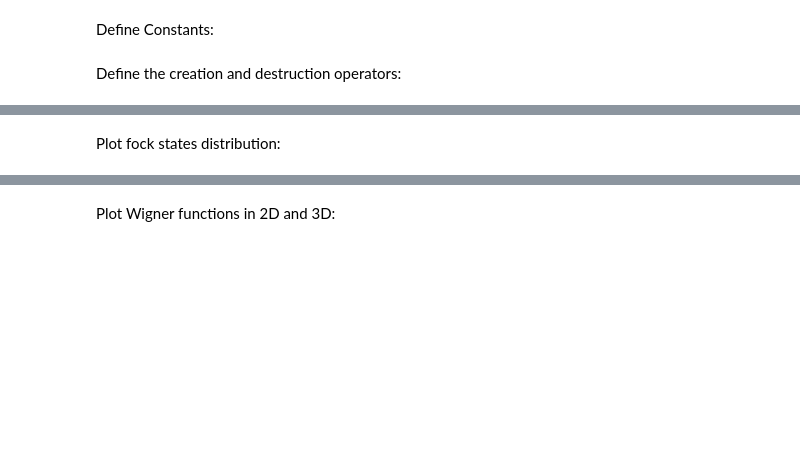
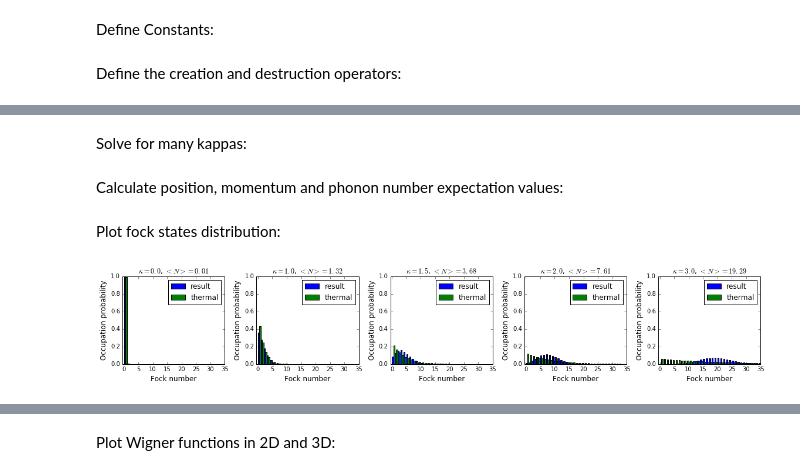
Before and after one commit to nadav-steiner/vdp-oscillator, a Jupyter notebook: VdP Oscillator Lindblad Solution.ipynb, the cells around one changed output, grey strips where cells are left out. Cells and saved outputs as stored; diff of their text form; code cells hidden in the pictures; blank space fills up the shorter version.

```diff
--- a/VdP Oscillator Lindblad Solution.ipynb
+++ b/VdP Oscillator Lindblad Solution.ipynb
@@ -69,0 +80,2 @@ for kap in kappa:
+# %% [markdown]
+Solve for many kappas:
@@ -70,2 +86,46 @@ for kap in kappa:
+# %% [markdown]
+Calculate position, momentum and phonon number expectation values:
+# %%
+x = a + adag
+p = -1j * (a - adag)
+
+xres_arr = [0 for i in range(len(kappa))]
+pres_arr = [0 for i in range(len(kappa))]
+Nres_arr = [0 for i in range(len(kappa))]
+
+for i,rho in enumerate(rho_arr):
+    # calculate expectation values
+    xres_arr[i], pres_arr[i], Nres_arr[i] = qutip.expect([x, p, adag*a], rho.states)
 # %% [markdown]
 Plot fock states distribution:
+# %%
+fig, axes = plt.subplots(1, len(kappa), figsize=(16,3))
+width = 0.5
+for i,rho in enumerate(rho_arr):
+    # plot fock occupation distribution of solution
+    axes[i].bar(np.arange(0,N),
+                rho.states[-1].diag(),
+                width=width,
+                label="result",
+                color="blue"
+               )
+
+
+    # plot fock occupation distribution of thermal equilibrium
+    axes[i].bar(np.arange(0,N)+width,
+                qutip.thermal_dm(N, Nres_arr[i][-1]).diag(),
+                width=width,
+                label="thermal",
+               color="green")
+
+    # adjust graph
+    axes[i].set_title('$\kappa=%.1f$, $<N>=%.2f$' % (kappa[i], Nres_arr[i][-1]))
+    axes[i].set_ylim(0, 1)
+    axes[i].set_xlim(-.5, N)
+    axes[i].set_xlabel('Fock number', fontsize=12)
+    axes[i].set_ylabel('Occupation probability', fontsize=12)
+    axes[i].legend()
+plt.tight_layout()
+plt.show()
+# %% [output]
+[figure, added]
```
Also changed, not shown: parts of 29 cells of this notebook, 1 other file.
